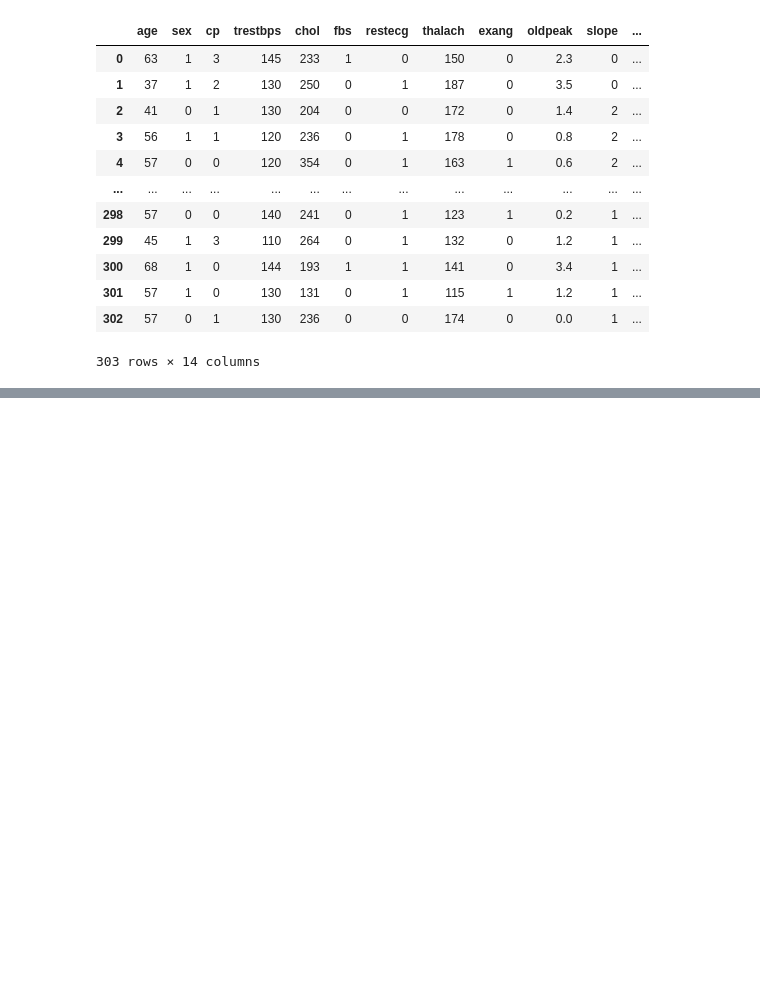
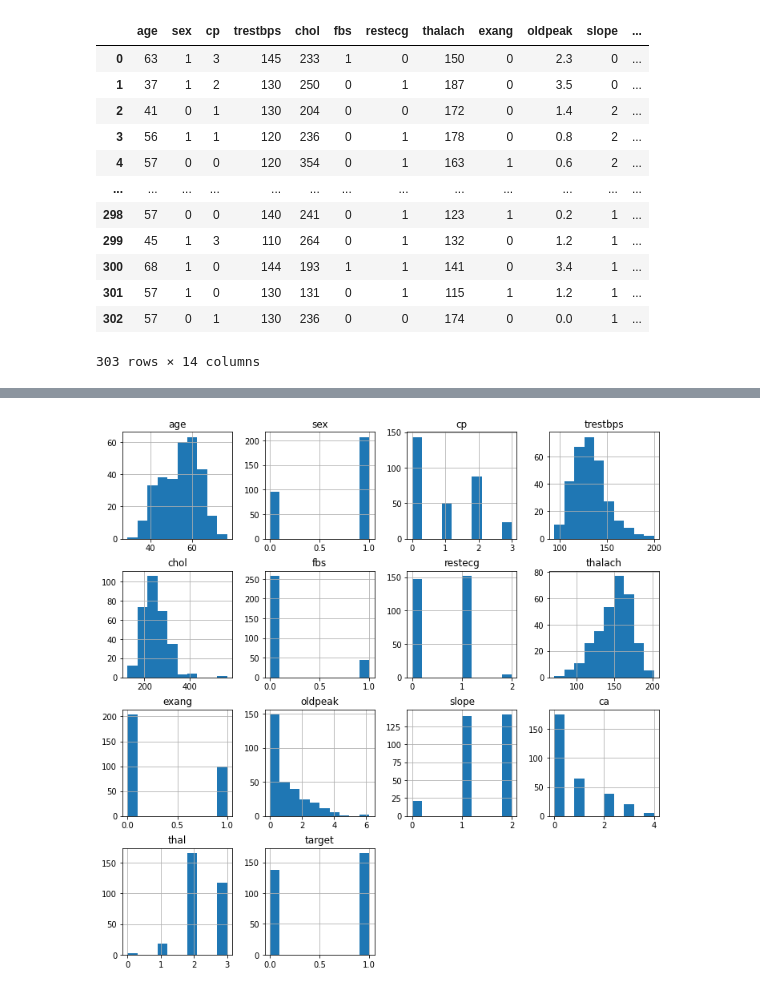
Before and after one commit to GermanMT/FeatureLearning-ML, a Jupyter notebook: supervised.ipynb, the cells around one changed output, grey strips where cells are left out. Drawn from its saved outputs; the diff is of its cells as text; code cells hidden in the pictures; blank space fills up the shorter version.

```diff
--- a/supervised.ipynb
+++ b/supervised.ipynb
@@ -19,3 +29,11 @@ DATOS
 | 301 | 57 | 1 | 0 | 130 | 131 | 0 | 1 | 115 | 1 | 1.2 | 1 | ... |
 | 302 | 57 | 0 | 1 | 130 | 236 | 0 | 0 | 174 | 0 | 0.0 | 1 | ... |
 303 rows × 14 columns
+# %%
+# remove missing data (indicated with a '?')
+DATOS = DATOS[ ~ DATOS.isin(['?'])]
+
+# drop rows with NaN values from DataFrame
+DATOS = DATOS.dropna(axis = 0)
+
+DATOS
@@ -21,0 +75,4 @@ DATOS
+# %%
+# transform data to numeric to enable further analysis
+DATOS = DATOS.apply(pd.to_numeric)
+DATOS.dtypes
@@ -21,0 +108,6 @@ DATOS
+# %%
+# plot histograms for each variable
+DATOS.hist(figsize = (12, 12))
+plt.show()
+# %% [output]
+[figure, added]
```
Also changed, not shown: parts of 32 cells of this notebook, 1 other file.
